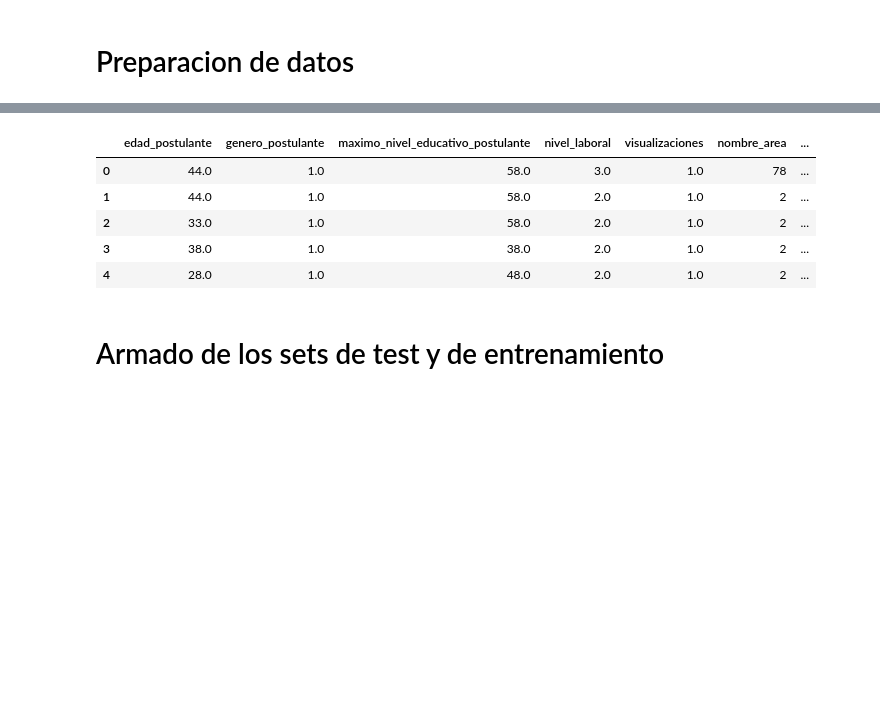
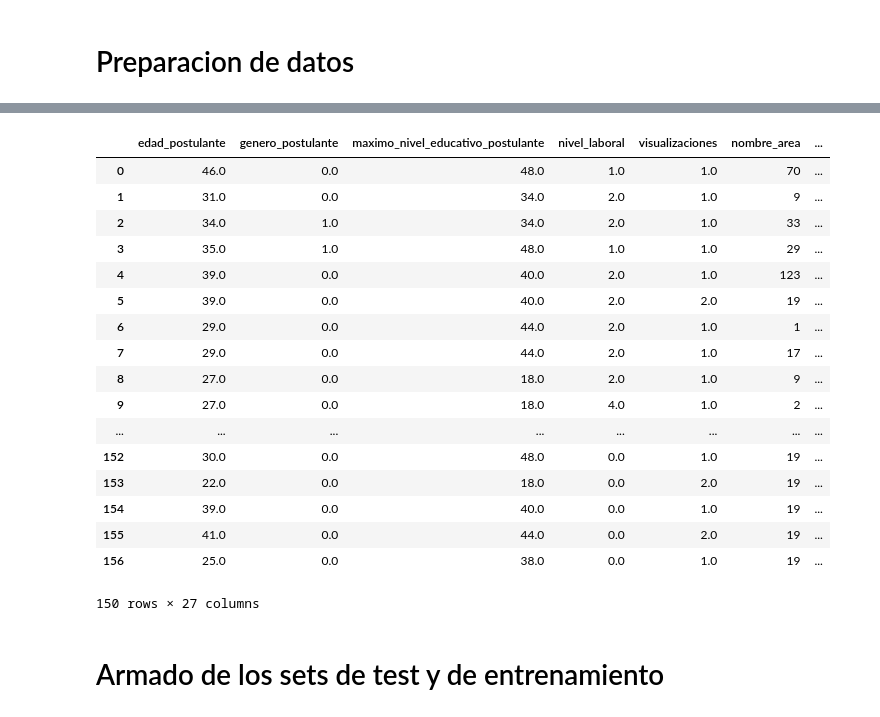
Before and after one commit to pachamama-labs/navent_visualization, a Jupyter notebook: src/Machine Learning-Bug-of-words.ipynb, the cells around one changed output, grey strips where cells are left out. Cells and saved outputs as stored; diff of their text form; code cells hidden in the pictures; blank space fills up the shorter version.

Commit message:
El titulo como matriz y las visualizaciones

```diff
--- a/src/Machine Learning-Bug-of-words.ipynb
+++ b/src/Machine Learning-Bug-of-words.ipynb
@@ -162,7 +162,7 @@ def get_datos_entrenamiento(size=None):
 
     return postulaciones_aplicadas.append(postulaciones_no_aplicadas).drop_duplicates(subset=['id_aviso', 'id_postulante'], keep='first')[columnas_relevantes].dropna()
 # %%
-set_entrenamiento = get_datos_entrenamiento(10000)
+set_entrenamiento = get_datos_entrenamiento(1000)
 # %%
 set_entrenamiento.head()
 # %% [output]
@@ -176,4 +176,9 @@ set_entrenamiento.head()
 from sklearn.feature_extraction import FeatureHasher
 h = FeatureHasher(n_features=20, input_type='string')
 x = h.transform(set_entrenamiento['titulo'])
-set_entrenamiento['titulo'] = list(x.toarray().tolist())
+set_entrenamiento['titulo'] = list(x.toarray())
+
+titulos_como_lista = set_entrenamiento.titulo.apply(pd.Series)
+set_entrenamiento = pd.merge(set_entrenamiento, titulos_como_lista, left_index = True, right_index = True)
+set_entrenamiento =set_entrenamiento.drop(['titulo'], axis=1)
+set_entrenamiento.head()
@@ -180,12 +193,24 @@ set_entrenamiento['titulo'] = list(x.toarray().tolist())
 # %%
-set_entrenamiento.head()
+set_entrenamiento.head(150)
 # %% [output]
 |  | edad_postulante | genero_postulante | maximo_nivel_educativo_postulante | nivel_laboral | visualizaciones | nombre_area | ... |
-| 0 | 44.0 | 1.0 | 58.0 | 3.0 | 1.0 | 78 | ... |
-| 1 | 44.0 | 1.0 | 58.0 | 2.0 | 1.0 | 2 | ... |
-| 2 | 33.0 | 1.0 | 58.0 | 2.0 | 1.0 | 2 | ... |
-| 3 | 38.0 | 1.0 | 38.0 | 2.0 | 1.0 | 2 | ... |
-| 4 | 28.0 | 1.0 | 48.0 | 2.0 | 1.0 | 2 | ... |
+| 0 | 46.0 | 0.0 | 48.0 | 1.0 | 1.0 | 70 | ... |
+| 1 | 31.0 | 0.0 | 34.0 | 2.0 | 1.0 | 9 | ... |
+| 2 | 34.0 | 1.0 | 34.0 | 2.0 | 1.0 | 33 | ... |
+| 3 | 35.0 | 1.0 | 48.0 | 1.0 | 1.0 | 29 | ... |
+| 4 | 39.0 | 0.0 | 40.0 | 2.0 | 1.0 | 123 | ... |
+| 5 | 39.0 | 0.0 | 40.0 | 2.0 | 2.0 | 19 | ... |
+| 6 | 29.0 | 0.0 | 44.0 | 2.0 | 1.0 | 1 | ... |
+| 7 | 29.0 | 0.0 | 44.0 | 2.0 | 1.0 | 17 | ... |
+| 8 | 27.0 | 0.0 | 18.0 | 2.0 | 1.0 | 9 | ... |
+| 9 | 27.0 | 0.0 | 18.0 | 4.0 | 1.0 | 2 | ... |
+| ... | ... | ... | ... | ... | ... | ... | ... |
+| 152 | 30.0 | 0.0 | 48.0 | 0.0 | 1.0 | 19 | ... |
+| 153 | 22.0 | 0.0 | 18.0 | 0.0 | 2.0 | 19 | ... |
+| 154 | 39.0 | 0.0 | 40.0 | 0.0 | 1.0 | 19 | ... |
+| 155 | 41.0 | 0.0 | 44.0 | 0.0 | 2.0 | 19 | ... |
+| 156 | 25.0 | 0.0 | 38.0 | 0.0 | 1.0 | 19 | ... |
+150 rows × 27 columns
 # %% [markdown]
 # Armado de los sets de test y de entrenamiento
 # %%
```
Also changed, not shown: parts of 8 cells of this notebook.
